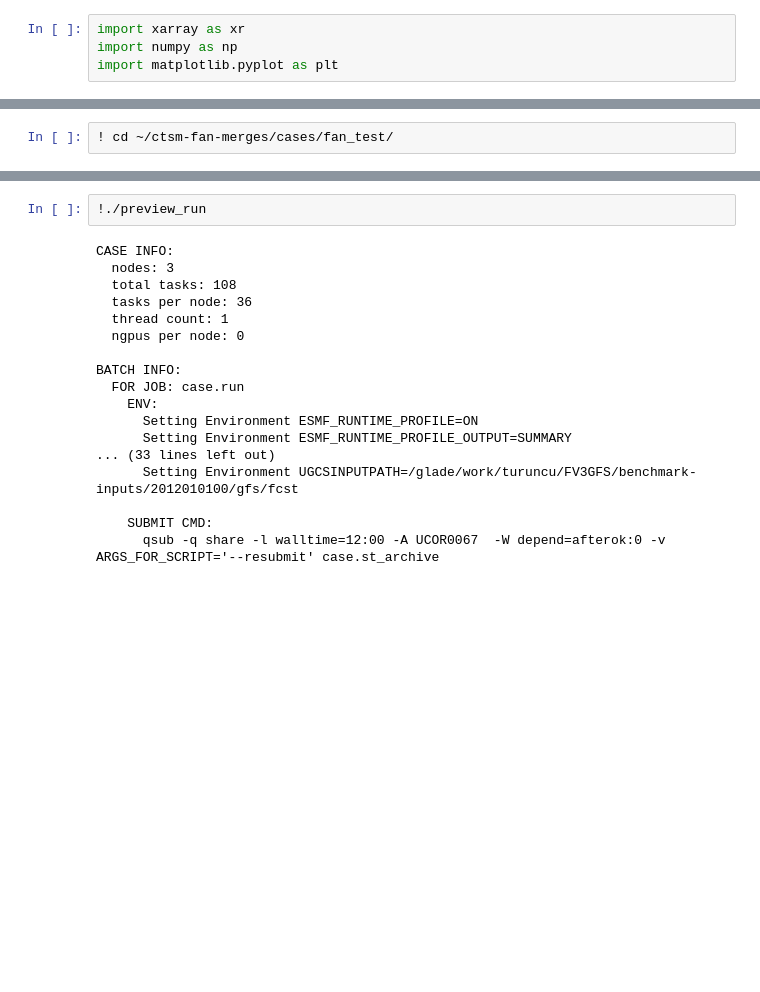
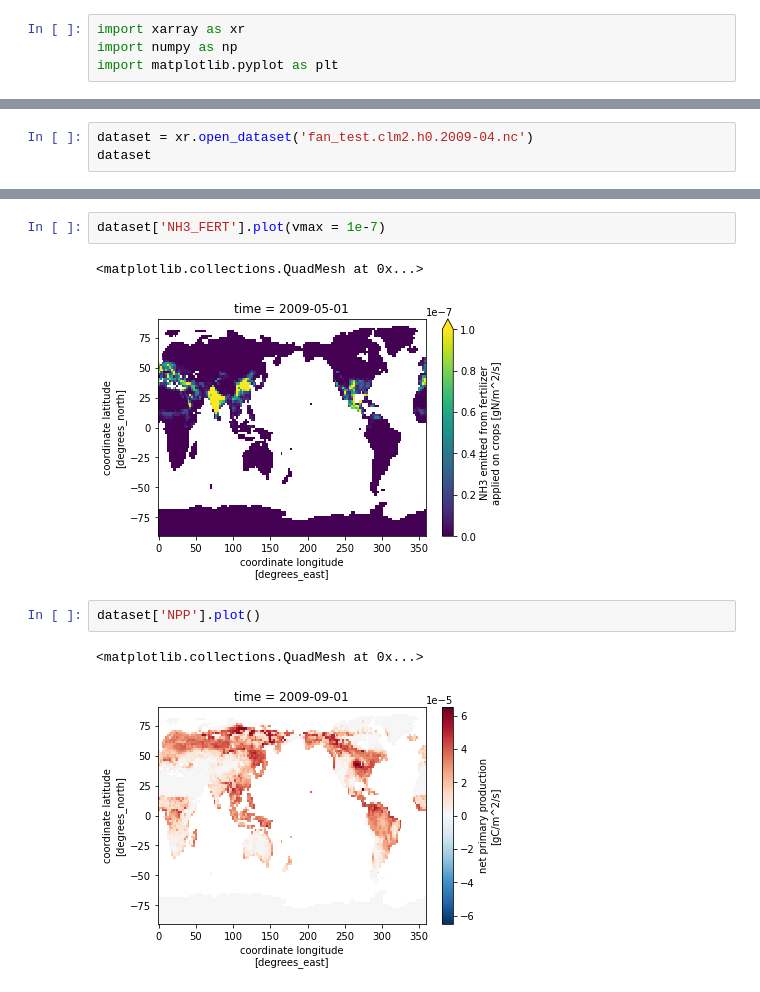
Before and after one commit to jinmuluo/pymaps, a Jupyter notebook: fan_graph.ipynb, the cells around one changed output, grey strips where cells are left out. Cells and saved outputs as stored; diff of their text form; blank space fills up the shorter version.

```diff
--- a/fan_graph.ipynb
+++ b/fan_graph.ipynb
@@ -10,3 +9,4 @@ plt.plot([1,2,3], [4,5,6])
 # %%
-! cd ~/ctsm-fan-merges/cases/fan_test/
+dataset = xr.open_dataset('fan_test.clm2.h0.2009-04.nc')
+dataset
 # %% [output]
@@ -34,20 +30,10 @@ Results in group run_begin_stop_restart
+# %%
+dataset['NH3_FERT'].plot(vmax = 1e-7)
+# %% [output]
+<matplotlib.collections.QuadMesh at 0x...>
+[figure, added]
 # %%
-!./preview_run
+dataset['NPP'].plot()
 # %% [output]
-CASE INFO:
-  nodes: 3
-  total tasks: 108
-  tasks per node: 36
-  thread count: 1
-  ngpus per node: 0
-
-BATCH INFO:
-  FOR JOB: case.run
-    ENV:
-      Setting Environment ESMF_RUNTIME_PROFILE=ON
-      Setting Environment ESMF_RUNTIME_PROFILE_OUTPUT=SUMMARY
-... (33 lines left out)
-      Setting Environment UGCSINPUTPATH=/glade/work/turuncu/FV3GFS/benchmark-inputs/2012010100/gfs/fcst
-
-    SUBMIT CMD:
-      qsub -q share -l walltime=12:00 -A UCOR0067  -W depend=afterok:0 -v ARGS_FOR_SCRIPT='--resubmit' case.st_archive
+<matplotlib.collections.QuadMesh at 0x...>
+[figure, added]
```
Also changed, not shown: parts of 3 cells of this notebook.
